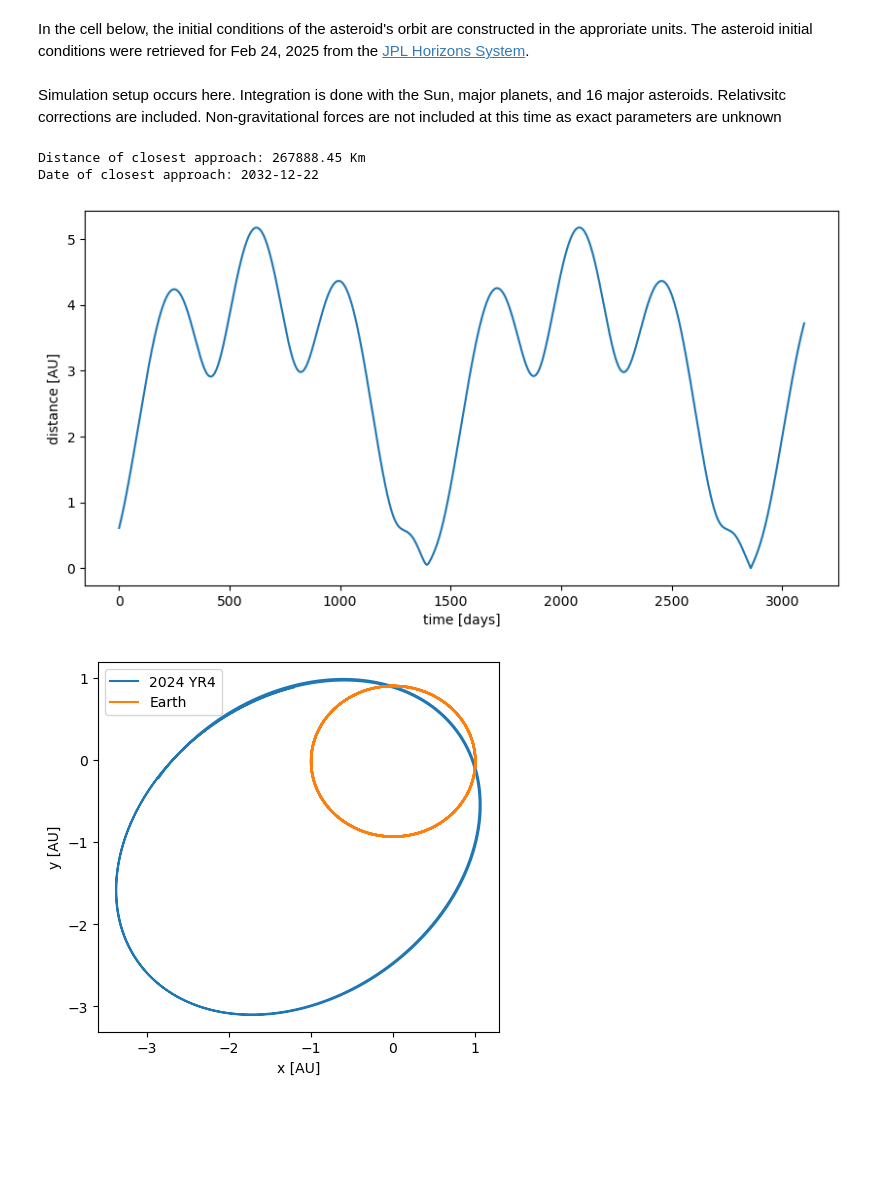
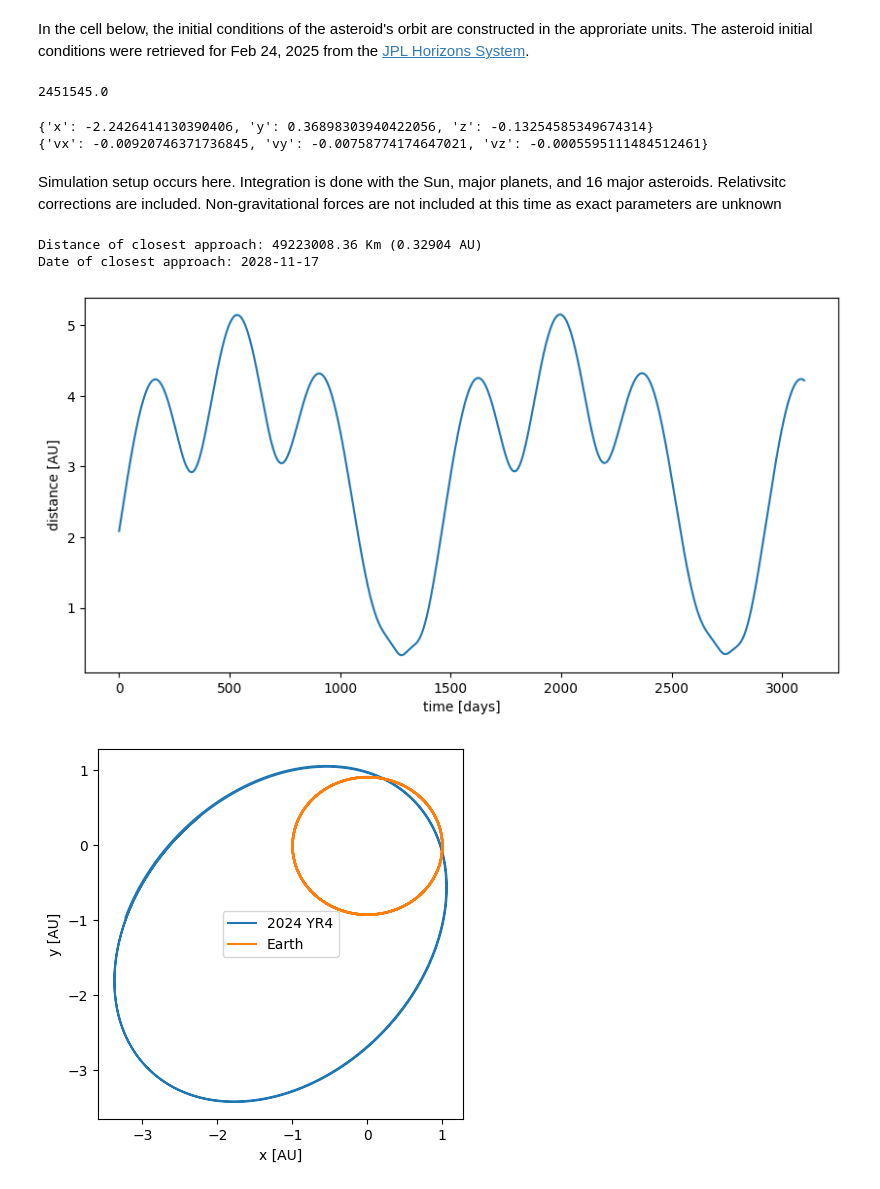
Before and after one commit to jonprairie/2024-YR4-Orbit, a Jupyter notebook: asteroid_2024yr4.ipynb, the cells around one changed output. Drawn from its saved outputs; the diff is of its cells as text; code cells hidden in the pictures; blank space fills up the shorter version.

Commit message:
Update initial time to 20240520

```diff
--- a/asteroid_2024yr4.ipynb
+++ b/asteroid_2024yr4.ipynb
@@ -14,11 +14,18 @@ import assist
 from datetime import date, timedelta
 
 # Load in Solar System ephemeris data
-ephem = assist.Ephem("/Users/pham/Documents/2024-YR$/data/linux_p1550p2650.440", "/Users/pham/Documents/2024-YR$/data/sb441-n16.bsp")
+ephem = assist.Ephem("/home/jonnyp/data/linux_p1550p2650.440", "/home/jonnyp/data/sb441-n16.bsp")
 # %% [markdown]
 In the cell below, the initial conditions of the asteroid's orbit are constructed in the approriate units. The asteroid initial conditions were retrieved for Feb 24, 2025 from the [JPL Horizons System](https://ssd.jpl.nasa.gov/horizons/app.html#/).
+# %%
+print(f'{ephem.jd_ref}')
+# %% [output]
+2451545.0
 # %%
-t_initial = 2460730.500000000 - ephem.jd_ref # Julian Days relative to jd_ref, 2025-Feb-24 00:00:00.0000
+start_date = date(2025, 5, 20)
+
+t_initial_jd = 2460815.500000000
+t_initial = t_initial_jd - ephem.jd_ref # Julian Days relative to jd_ref
 
 G: float = 6.67430e-11  # MKS units
 AU: float = 1.495978707e11 # Meters
@@ -28,14 +35,47 @@ Days_to_Sec: int = 86400
 G_to_AU_Day = G * AU**-3 * Days_to_Sec**2
 asteroid_2024yr4_m = 2.2e8 * G_to_AU_Day    # standard gravitational parameter in AU/Day units
 
+coords_km = {
+    "x": -3.354943801342797E+08,
+    "y": 5.519907701928559E+07,
+    "z": -1.982857745322692E+07
+}
 
-asteroid_initial = rebound.Particle(m = asteroid_2024yr4_m,
-                                         x = -1.211610822585043,     # AU
-                                         y =  8.829496169179711E-01,
-                                         z =  3.061665944014448E-01,
-                                         vx= -1.567734307295090E-02, # AU/day
-                                         vy= -3.986310696568118E-03,
-                                         vz= -2.753581073576912E-03)
+vel_km_s = {
+    "vx": -1.594232600307670E+01,
+    "vy": -1.313784732284077E+01,
+    "vz": -9.687694032548384E-01
+}
+
+""" 2/24
+coords_km = {
+    "x": -1.812544240535479E+08,
+    "y": 1.394067867640291E+08,
+    "z": -1.051895475872052E+07
+}
+
+vel_km_s = {
+    "vx": -2.714464924696405E+01,
+    "vy": -8.229050505628194E+00,
+    "vz": -1.628778856972595E+00
+}
+"""
+
+coords_au = {}
+vel_au_d = {}
+
+for k, v in coords_km.items():
+    coords_au[k] = v * 1000 / AU
+for k, v in vel_km_s.items():
+    vel_au_d[k] = v * 1000 * Days_to_Sec / AU
+
+print(coords_au)
+print(vel_au_d)
+
+asteroid_initial = rebound.Particle(m = asteroid_2024yr4_m, **coords_au, **vel_au_d)
+# %% [output]
+{'x': -2.2426414130390406, 'y': 0.36898303940422056, 'z': -0.13254585349674314}
+{'vx': -0.00920746371736845, 'vy': -0.00758774174647021, 'vz': -0.0005595111484512461}
 # %% [markdown]
 Simulation setup occurs here. Integration is done with the Sun, major planets, and 16 major asteroids. Relativsitc corrections are included. Non-gravitational forces are not included at this time as exact parameters are unknown
 # %%
@@ -47,8 +87,8 @@ extras = assist.Extras(sim, ephem)
 extras.gr_eih_sources = 11   # Turn on GR for Sun and all planets
 # %%
 # Run the simulation!
-t_final = 2460730.500000000  - ephem.jd_ref + 3100
-N_samples = 250000
+t_final = t_initial + 3100
+N_samples = 500000
 times = np.linspace(t_initial, t_final, N_samples, endpoint=True)
 
 distances = np.zeros(N_samples)
@@ -73,23 +113,22 @@ plt.plot(times - times[0], distances);
 dist_close = np.min(distances)
 dist_close_km = dist_close * (AU / 1000)
 min_idx = np.argmin(distances, axis=0)
-print(f'Distance of closest approach: {dist_close_km:.2f} Km')
+print(f'Distance of closest approach: {dist_close_km:.2f} Km ({dist_close:.5f} AU)')
 time_close = times[min_idx]-times[0]
 
-start_date = date(2025, 2, 24)
 end_date = start_date + timedelta(days= time_close)
 print(f'Date of closest approach: {end_date}')
 # %% [output]
-Distance of closest approach: 267888.45 Km
-Date of closest approach: 2032-12-22
+Distance of closest approach: 49223008.36 Km (0.32904 AU)
+Date of closest approach: 2028-11-17
-[figure, old version]
+[figure, new version]
 # %%
 # Orbital plot
 fig, ax = plt.subplots()
 ax.set_aspect("equal")
 ax.set_xlabel("x [AU]"); ax.set_ylabel("y [AU]")
-ax.plot(apophis_pos[:,0],apophis_pos[:,1], label="2024 YR4")
+ax.plot(asteroid_pos[:,0],asteroid_pos[:,1], label="2024 YR4")
 ax.plot(earth_pos[:,0],earth_pos[:,1], label="Earth")
 ax.legend();
 # %% [output]
-[figure, old version]
+[figure, new version]
```
